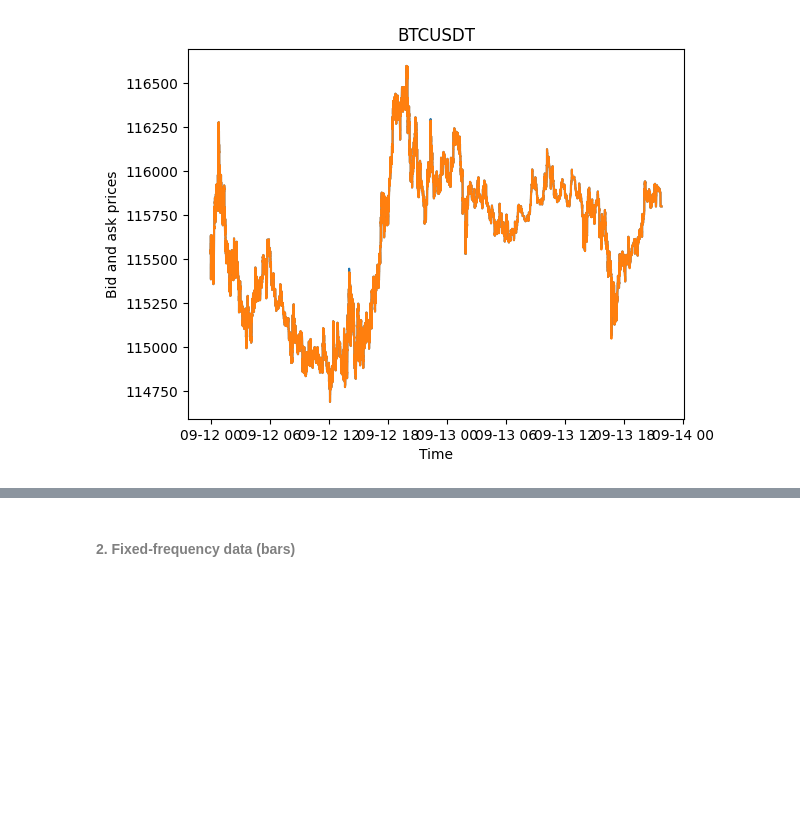
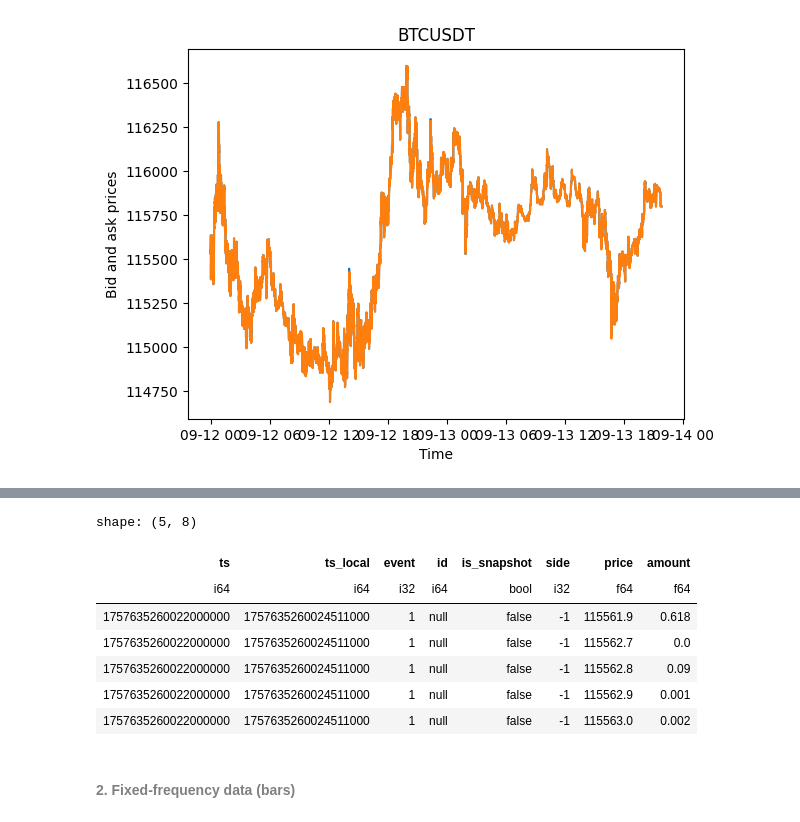
Before and after one commit to Tripudium/lobgpt, a Jupyter notebook: examples/dataloading.ipynb, the cells around one changed output, grey strips where cells are left out. Drawn from its saved outputs; the diff is of its cells as text; code cells hidden in the pictures; blank space fills up the shorter version.

Commit message:
Added script related to hftbacktest and incremental order book data

```diff
--- a/examples/dataloading.ipynb
+++ b/examples/dataloading.ipynb
@@ -57,0 +60,2 @@ plt.show()
+# %%
+df = dl.load_book("BTCUSDT", TIMES, type="incremental_book_L2")
@@ -58,3 +73,15 @@ plt.show()
+# %%
+df = dl.load_inc("BTCUSDT", TIMES)
+df.head()
+# %% [output]
+shape: (5, 8)
+| ts | ts_local | event | id | is_snapshot | side | price | amount |
+| i64 | i64 | i32 | i64 | bool | i32 | f64 | f64 |
+| 1757635260022000000 | 1757635260024511000 | 1 | null | false | -1 | 115561.9 | 0.618 |
+| 1757635260022000000 | 1757635260024511000 | 1 | null | false | -1 | 115562.7 | 0.0 |
+| 1757635260022000000 | 1757635260024511000 | 1 | null | false | -1 | 115562.8 | 0.09 |
+| 1757635260022000000 | 1757635260024511000 | 1 | null | false | -1 | 115562.9 | 0.001 |
+| 1757635260022000000 | 1757635260024511000 | 1 | null | false | -1 | 115563.0 | 0.002 |
 # %% [markdown]
 ####  <a id='chapter2'> <font color="grey">2. Fixed-frequency data (bars)</font></a>
 # %%
```
Also changed, not shown: parts of 3 cells of this notebook, 4 other files.
